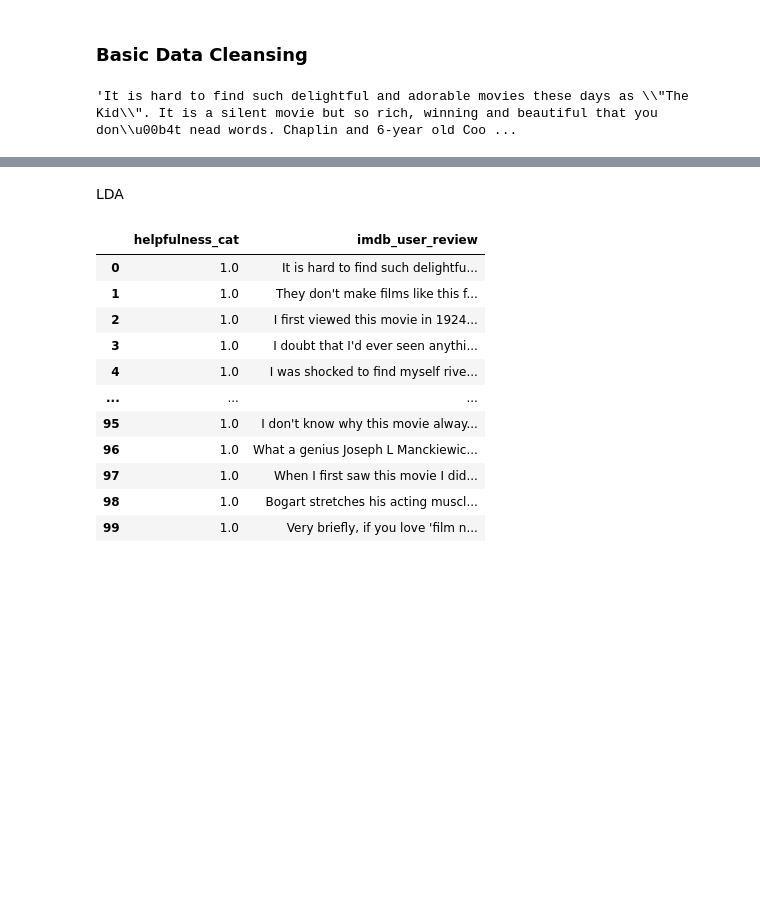
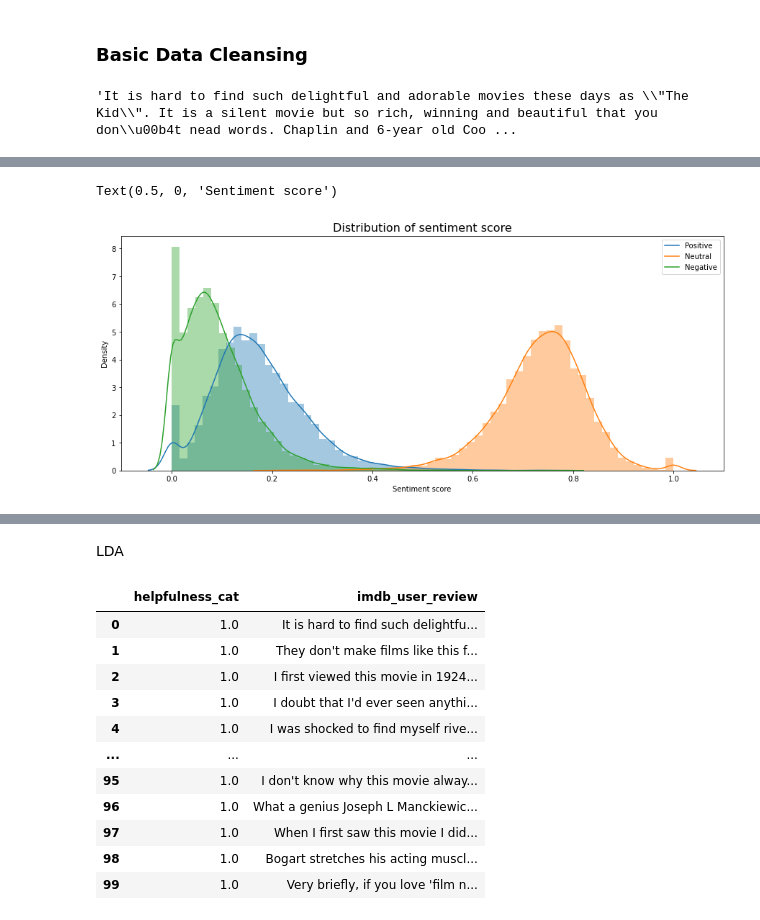
Before and after one commit to happysoymilk/movie-review-classifier, a Jupyter notebook: NLP_FCP.ipynb, the cells around one changed output, grey strips where cells are left out. Drawn from its saved outputs; the diff is of its cells as text; code cells hidden in the pictures; blank space fills up the shorter version.

```diff
--- a/NLP_FCP.ipynb
+++ b/NLP_FCP.ipynb
@@ -66,12 +66,12 @@ def basic_clean(text):
     """
 
     # Replacing all the occurrences of \n,\\n,\t,\\ with a space.
-    Formatted_text = text.replace('\\n', ' ').replace('\n', ' ').replace('\t',' ').replace('\'', ' ')
+    Formatted_text = text.replace('\\n', ' ').replace('\n', ' ').replace('\t',' ').replace('\'', ' ').replace('"',' ')
     pattern = re.compile(r'\s+')
+    Formatted_text = Formatted_text.lower()
+    Formatted_text = Formatted_text.replace('\\u00b4',' ').replace('\\',' ')
     Without_whitespace = re.sub(pattern, ' ', Formatted_text)
     Formatted_text = Without_whitespace.replace('?', ' ? ').replace(')', ') ')
-    Formatted_text = Formatted_text.lower()
-    Formatted_text = Formatted_text.replace('\\u00b4',' ').replace('\\',' ')
     return Formatted_text
 # %%
 # cleaning data
@@ -81,0 +125,13 @@ train['imdb_user_review'][0]
+# %%
+# create a function to calculate the sentiment score
+sent_analyzer = SentimentIntensityAnalyzer()
+def sentiment_score(text):
+    score = sent_analyzer.polarity_scores(text)
+    score.pop('compound')
+    return score
+# %%
+# calculate the sentiment score for each review and create neg, neu and pos columns
+train['neg'] = train['imdb_user_review'].apply(sentiment_score).apply(lambda x: x['neg'])
+train['neu'] = train['imdb_user_review'].apply(sentiment_score).apply(lambda x: x['neu'])
+train['pos'] = train['imdb_user_review'].apply(sentiment_score).apply(lambda x: x['pos'])
+train.head()
@@ -81,0 +145,13 @@ train['imdb_user_review'][0]
+# %%
+# plot the distribution for each sentiment score based on helpfulness_cat
+fig, ax = plt.subplots(figsize=(15,6))
+ax.set_title("Distribution of sentiment score", fontsize=16)
+sns.distplot(train['pos'][train['helpfulness_cat'] == 1], bins=50, ax=ax)
+sns.distplot(train['neu'][train['helpfulness_cat'] == 1], bins=50, ax=ax)
+sns.distplot(train['neg'][train['helpfulness_cat'] == 1], bins=50, ax=ax)
+# plot legend
+ax.legend(['Positive', 'Neutral', 'Negative'])
+ax.set_xlabel("Sentiment score")
+# %% [output]
+Text(0.5, 0, 'Sentiment score')
+[figure, added]
```
Also changed, not shown: parts of 10 cells of this notebook.
